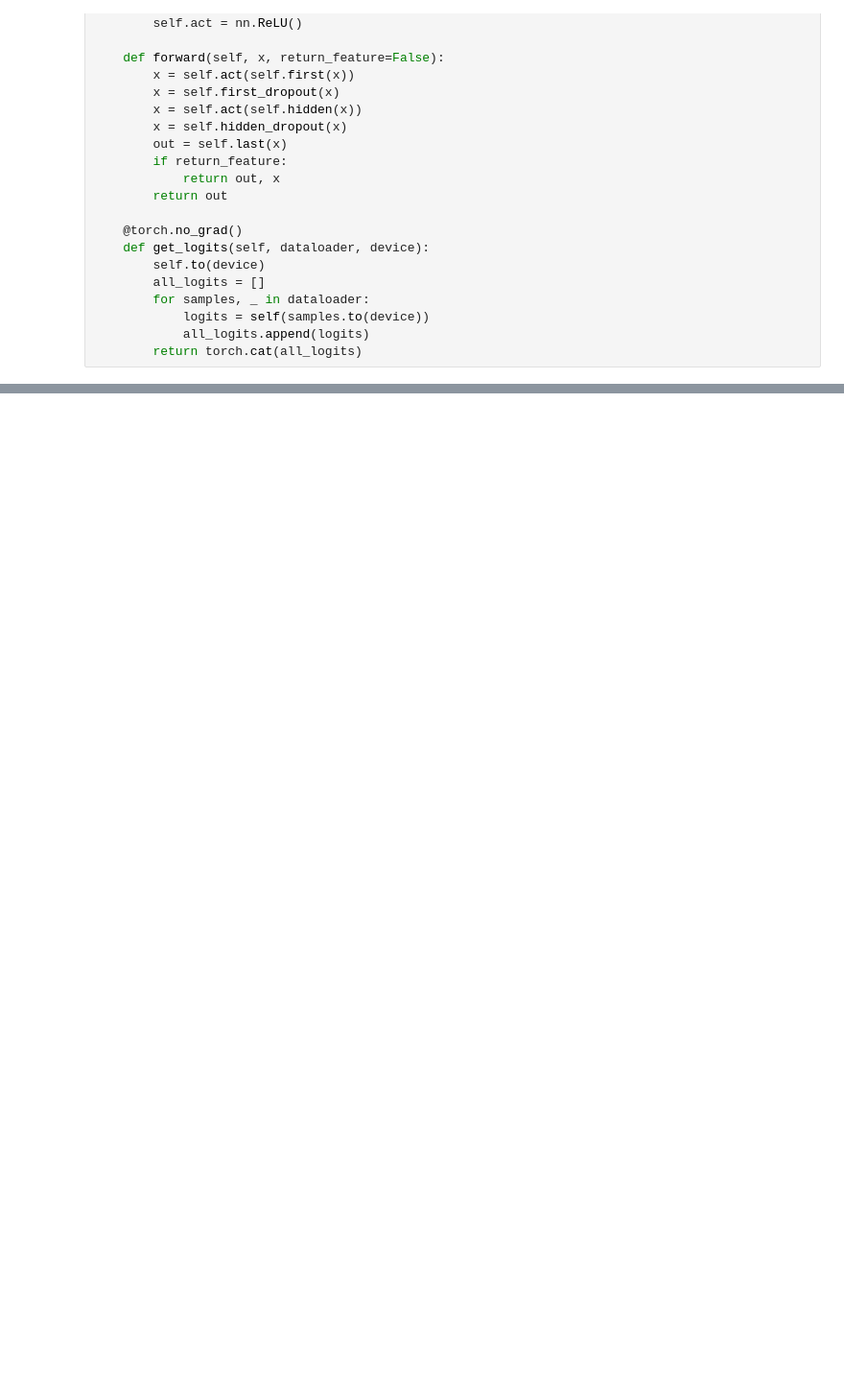
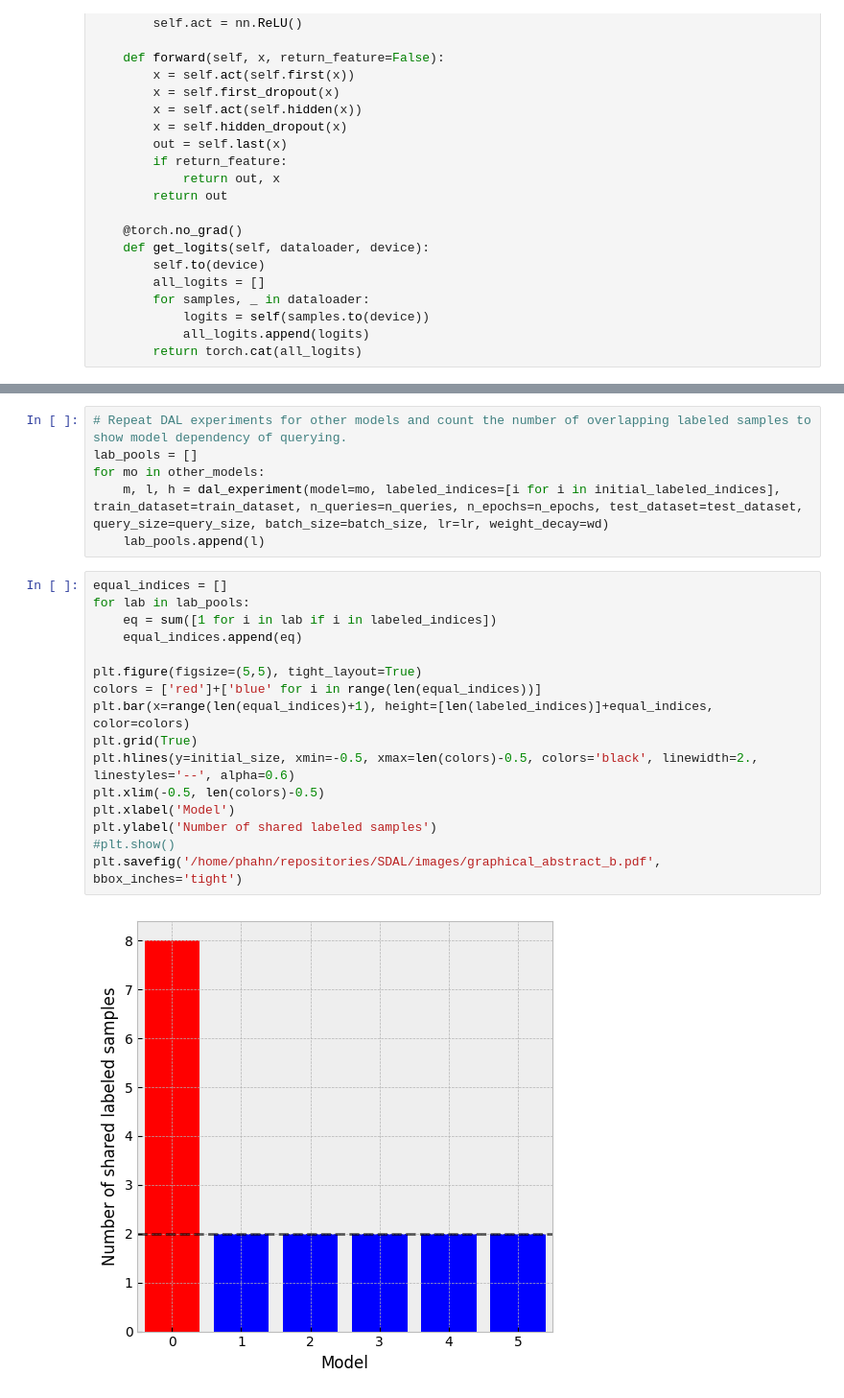
Before and after one commit to nhaH-luaP/general-reusability, a Jupyter notebook: graphical_abstract.ipynb, the cells around one changed output, grey strips where cells are left out. Shown at 96% size. Drawn from its saved outputs; the diff is of its cells as text; blank space fills up the shorter version.

```diff
--- a/graphical_abstract.ipynb
+++ b/graphical_abstract.ipynb
@@ -192,0 +258,24 @@ plt.savefig('/home/phahn/repositories/SDAL/images/graphical_abstract.pdf', bbox_
+# %%
+# Repeat DAL experiments for other models and count the number of overlapping labeled samples to show model dependency of querying.
+lab_pools = []
+for mo in other_models:
+    m, l, h = dal_experiment(model=mo, labeled_indices=[i for i in initial_labeled_indices], train_dataset=train_dataset, n_queries=n_queries, n_epochs=n_epochs, test_dataset=test_dataset, query_size=query_size, batch_size=batch_size, lr=lr, weight_decay=wd)
+    lab_pools.append(l)
+# %%
+equal_indices = []
+for lab in lab_pools:
+    eq = sum([1 for i in lab if i in labeled_indices])
+    equal_indices.append(eq)
+
+plt.figure(figsize=(5,5), tight_layout=True)
+colors = ['red']+['blue' for i in range(len(equal_indices))]
+plt.bar(x=range(len(equal_indices)+1), height=[len(labeled_indices)]+equal_indices, color=colors)
+plt.grid(True)
+plt.hlines(y=initial_size, xmin=-0.5, xmax=len(colors)-0.5, colors='black', linewidth=2., linestyles='--', alpha=0.6)
+plt.xlim(-0.5, len(colors)-0.5)
+plt.xlabel('Model')
+plt.ylabel('Number of shared labeled samples')
+#plt.show()
+plt.savefig('/home/phahn/repositories/SDAL/images/graphical_abstract_b.pdf', bbox_inches='tight')
+# %% [output]
+[figure, added]
```
Also changed, not shown: parts of 5 cells of this notebook, 15 other files.
